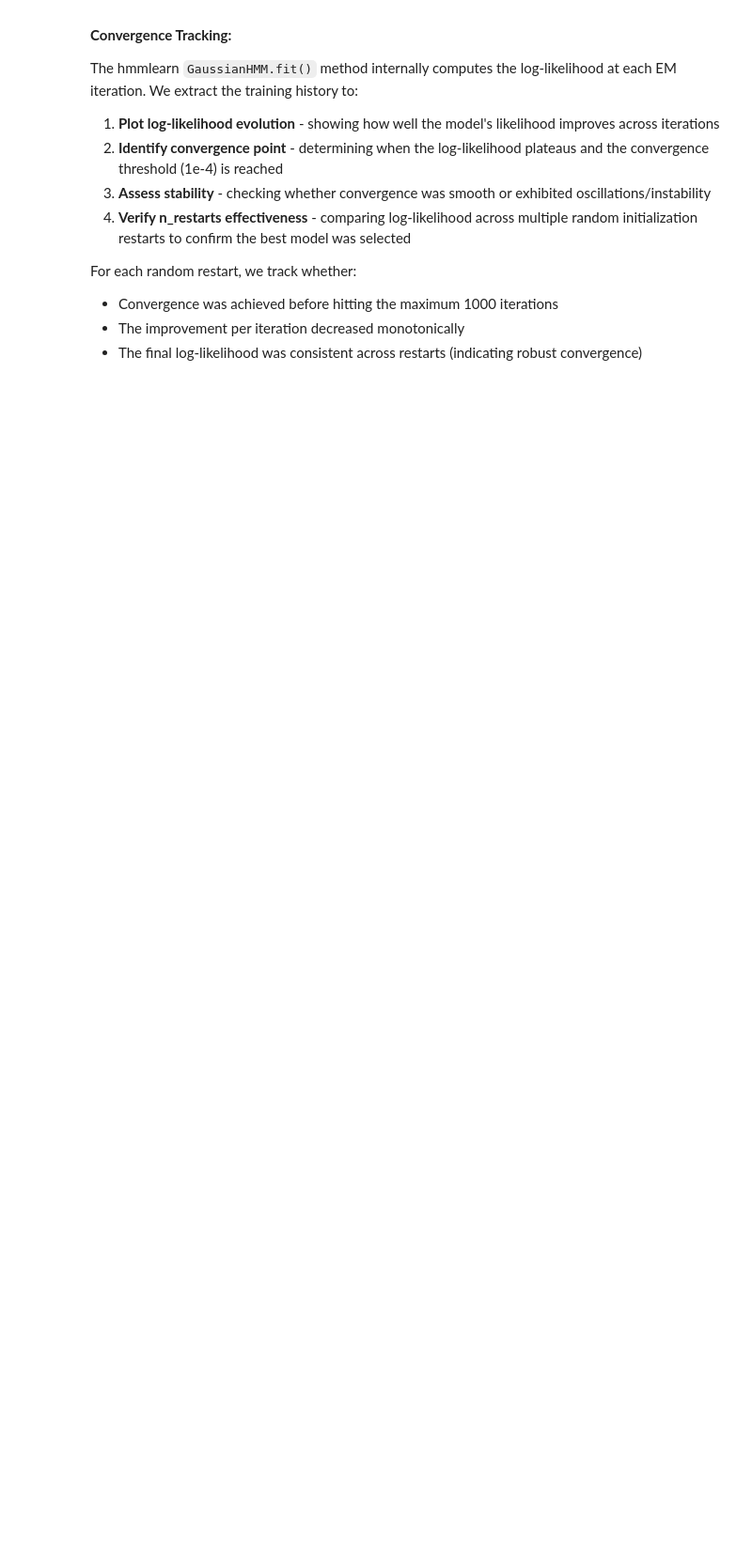
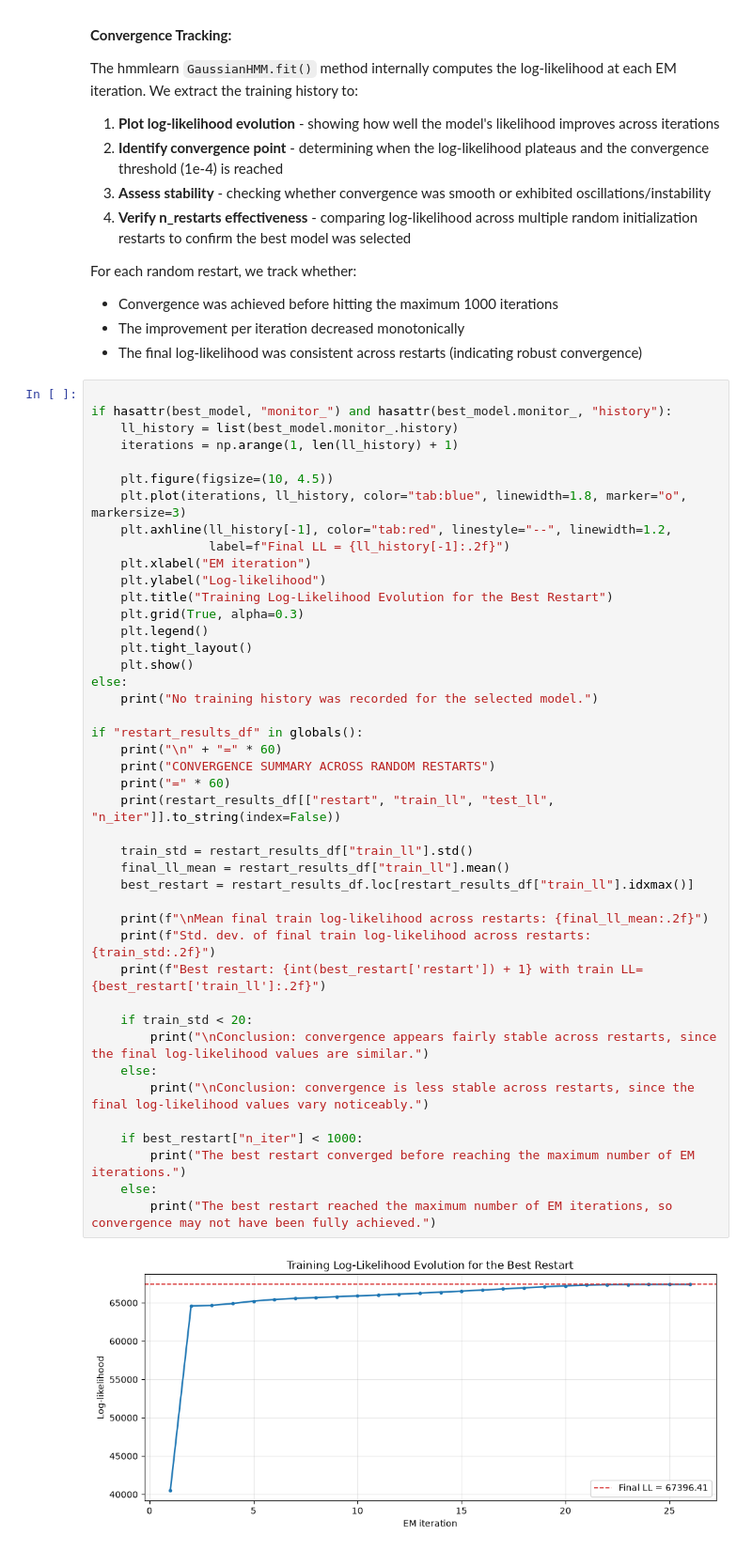
Before and after one commit to davidazimov069-maker/Advanced_Methods_in_ML, a Jupyter notebook: HMM_Project_DavidAndAviad.ipynb, the cells around one changed output. Shown at 94% size. Cells and saved outputs as stored; diff of their text form; blank space fills up the shorter version.

```diff
--- a/HMM_Project_DavidAndAviad.ipynb
+++ b/HMM_Project_DavidAndAviad.ipynb
@@ -1468,3 +1699,48 @@ For each random restart, we track whether:
 - Convergence was achieved before hitting the maximum 1000 iterations
 - The improvement per iteration decreased monotonically
 - The final log-likelihood was consistent across restarts (indicating robust convergence)
+# %%
+
+if hasattr(best_model, "monitor_") and hasattr(best_model.monitor_, "history"):
+    ll_history = list(best_model.monitor_.history)
+    iterations = np.arange(1, len(ll_history) + 1)
+
+    plt.figure(figsize=(10, 4.5))
+    plt.plot(iterations, ll_history, color="tab:blue", linewidth=1.8, marker="o", markersize=3)
+    plt.axhline(ll_history[-1], color="tab:red", linestyle="--", linewidth=1.2,
+                label=f"Final LL = {ll_history[-1]:.2f}")
+    plt.xlabel("EM iteration")
+    plt.ylabel("Log-likelihood")
+    plt.title("Training Log-Likelihood Evolution for the Best Restart")
+    plt.grid(True, alpha=0.3)
+    plt.legend()
+    plt.tight_layout()
+    plt.show()
+else:
+    print("No training history was recorded for the selected model.")
+
+if "restart_results_df" in globals():
+    print("\n" + "=" * 60)
+    print("CONVERGENCE SUMMARY ACROSS RANDOM RESTARTS")
+    print("=" * 60)
+    print(restart_results_df[["restart", "train_ll", "test_ll", "n_iter"]].to_string(index=False))
+
+    train_std = restart_results_df["train_ll"].std()
+    final_ll_mean = restart_results_df["train_ll"].mean()
+    best_restart = restart_results_df.loc[restart_results_df["train_ll"].idxmax()]
+
+    print(f"\nMean final train log-likelihood across restarts: {final_ll_mean:.2f}")
+    print(f"Std. dev. of final train log-likelihood across restarts: {train_std:.2f}")
+    print(f"Best restart: {int(best_restart['restart']) + 1} with train LL={best_restart['train_ll']:.2f}")
+
+    if train_std < 20:
+        print("\nConclusion: convergence appears fairly stable across restarts, since the final log-likelihood values are similar.")
+    else:
+        print("\nConclusion: convergence is less stable across restarts, since the final log-likelihood values vary noticeably.")
+
+    if best_restart["n_iter"] < 1000:
+        print("The best restart converged before reaching the maximum number of EM iterations.")
+    else:
+        print("The best restart reached the maximum number of EM iterations, so convergence may not have been fully achieved.")
+# %% [output]
+[figure, added]
```
Also changed, not shown: parts of 27 cells of this notebook.
